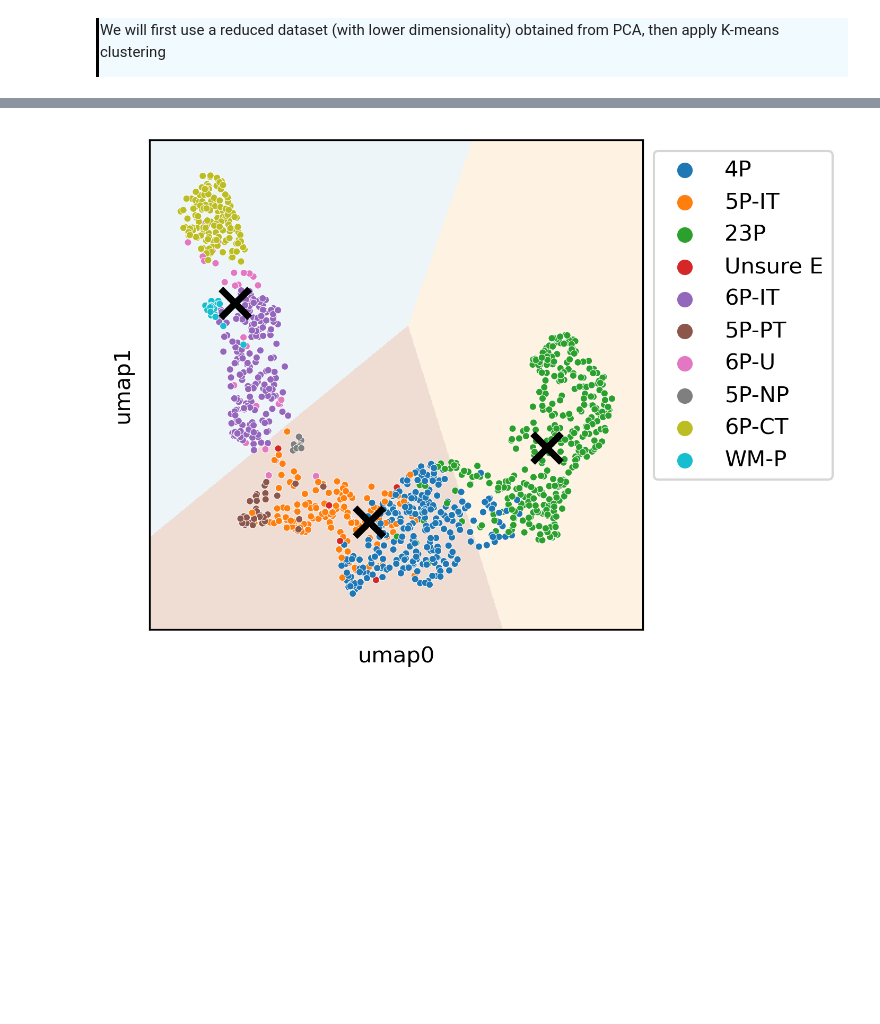
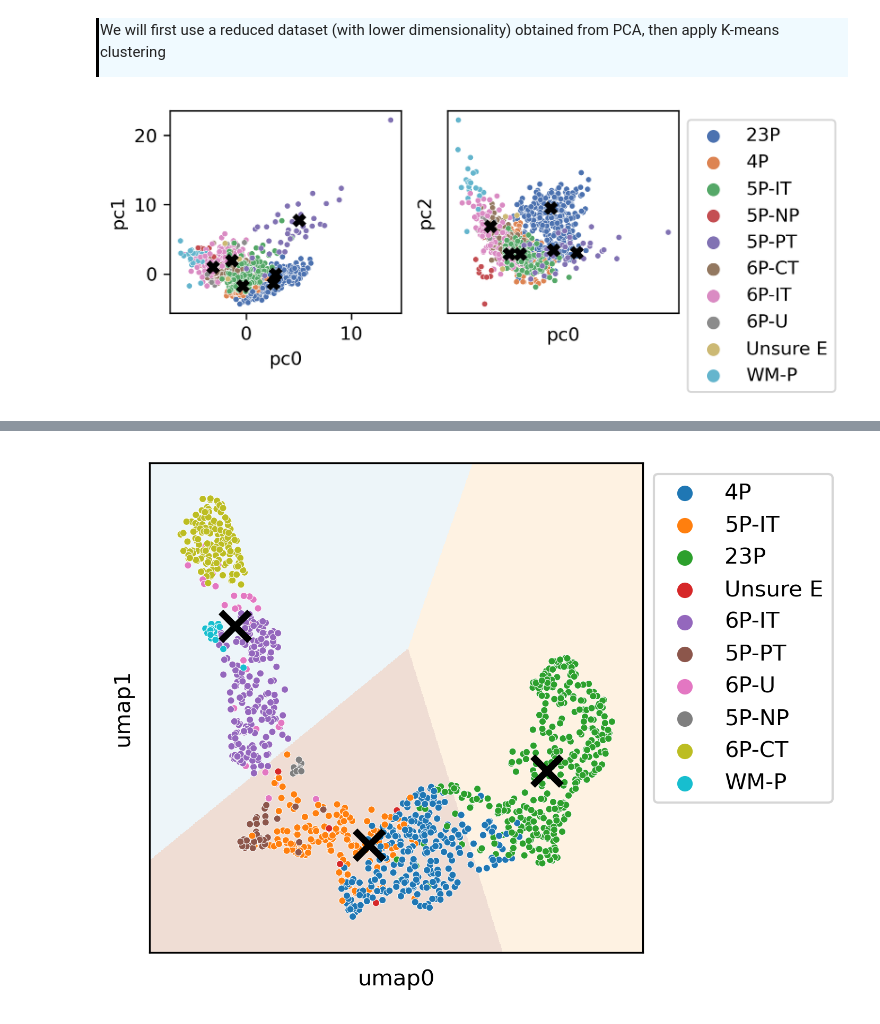
Before and after one commit to AllenInstitute/SWDB_CellTypeFunction, a Jupyter notebook: workshop1_AA/Day3_structuralDataClustering_combined.ipynb, the cells around one changed output, grey strips where cells are left out. Saved outputs shown, nothing was run; the diff lists cells and outputs as text; code cells hidden in the pictures; blank space fills up the shorter version.

```diff
--- a/workshop1_AA/Day3_structuralDataClustering_combined.ipynb
+++ b/workshop1_AA/Day3_structuralDataClustering_combined.ipynb
@@ -658,14 +594,89 @@ ax.legend().set_bbox_to_anchor((1,1))
 # %%
 # test k-means for cell-type categorization - visualize on reduced data
 from sklearn.cluster import KMeans
-reduced_data = feat_df[["umap0", "umap1"]].copy().to_numpy()
+#reduced_data = feat_df[["pc0", "pc1"]].copy().to_numpy()
+reduced_data = feat_df[["pc0", "pc1", "pc2"]].copy().to_numpy()
 # also try pca-reduced data?
 
 
 # how many clusters?
-n_celltypes = 3
-kmeans = KMeans(init="k-means++", n_clusters=n_celltypes, n_init=4)
+n_celltypes = 6
+# Exercise - play around with number of clusters
+kmeans = KMeans(init="k-means++", n_clusters=n_celltypes, n_init=3)
 kmeans.fit(reduced_data)
 
 # Step size of the mesh. Decrease to increase the quality of the VQ.
 h = 0.02  # point in the mesh [x_min, x_max]x[y_min, y_max].
+# %%
+
+fig, (ax0,ax1) = plt.subplots(1,2,figsize=(5, 2), dpi=300)
+#plt.figure(1)
+#plt.clf()
+
+
+#plt.plot(reduced_data[:, 0], reduced_data[:, 1], "k.", markersize=2)
+# Plot the centroids as a white X
+centroids = kmeans.cluster_centers_
+ax0.scatter(
+    centroids[:, 0],
+    centroids[:, 1],
+    marker="x",
+    s=30,
+    linewidths=3,
+    color="k",
+    zorder=10,
+)
+
+p1 = sns.scatterplot(
+    x="pc0",
+    y="pc1",
+    data=feat_df.query('cell_type != "Unsure I"'),
+    s=10,
+    hue="cell_type", palette='deep', ax = ax0
+
+)
+p1.get_legend().remove()
+
+#plt.title(
+#    "K-means clustering on excitatory_properties dataset (umap-reduced data)\n"
+#    "Centroids are marked with black cross"
+#)
+#ax0.legend().set_bbox_to_anchor((1,1))
+
+####
+
+#plt.plot(reduced_data[:, 0], reduced_data[:, 1], "k.", markersize=2)
+# Plot the centroids as a white X
+centroids = kmeans.cluster_centers_
+ax1.scatter(
+    centroids[:, 0],
+    centroids[:, 2],
+    marker="x",
+    s=30,
+    linewidths=3,
+    color="k",
+    zorder=10,
+)
+
+sns.scatterplot(
+    x="pc0",
+    y="pc2",
+    data=feat_df.query('cell_type != "Unsure I"'),
+    s=10,
+    hue="cell_type", palette='deep', ax = ax1
+
+)
+
+
+#plt.title(
+#    "K-means clustering on excitatory_properties dataset (umap-reduced data)\n"
+#    "Centroids are marked with black cross"
+#)
+ax1.legend().set_bbox_to_anchor((1,1))
+
+
+plt.xticks(())
+plt.yticks(())
+plt.show()
+# %% [output]
+[figure, added]
```
Also changed, not shown: parts of 14 cells of this notebook.
